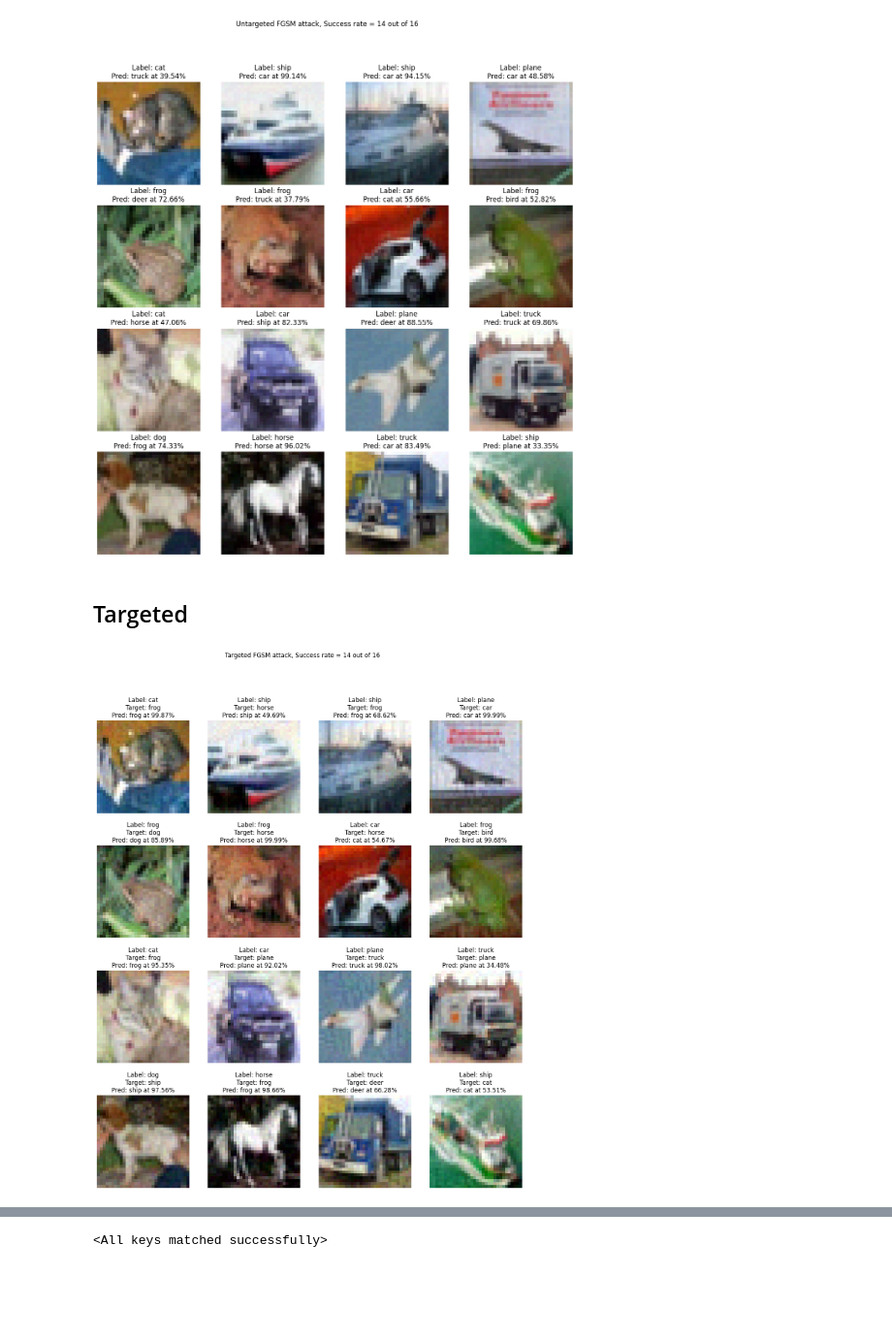
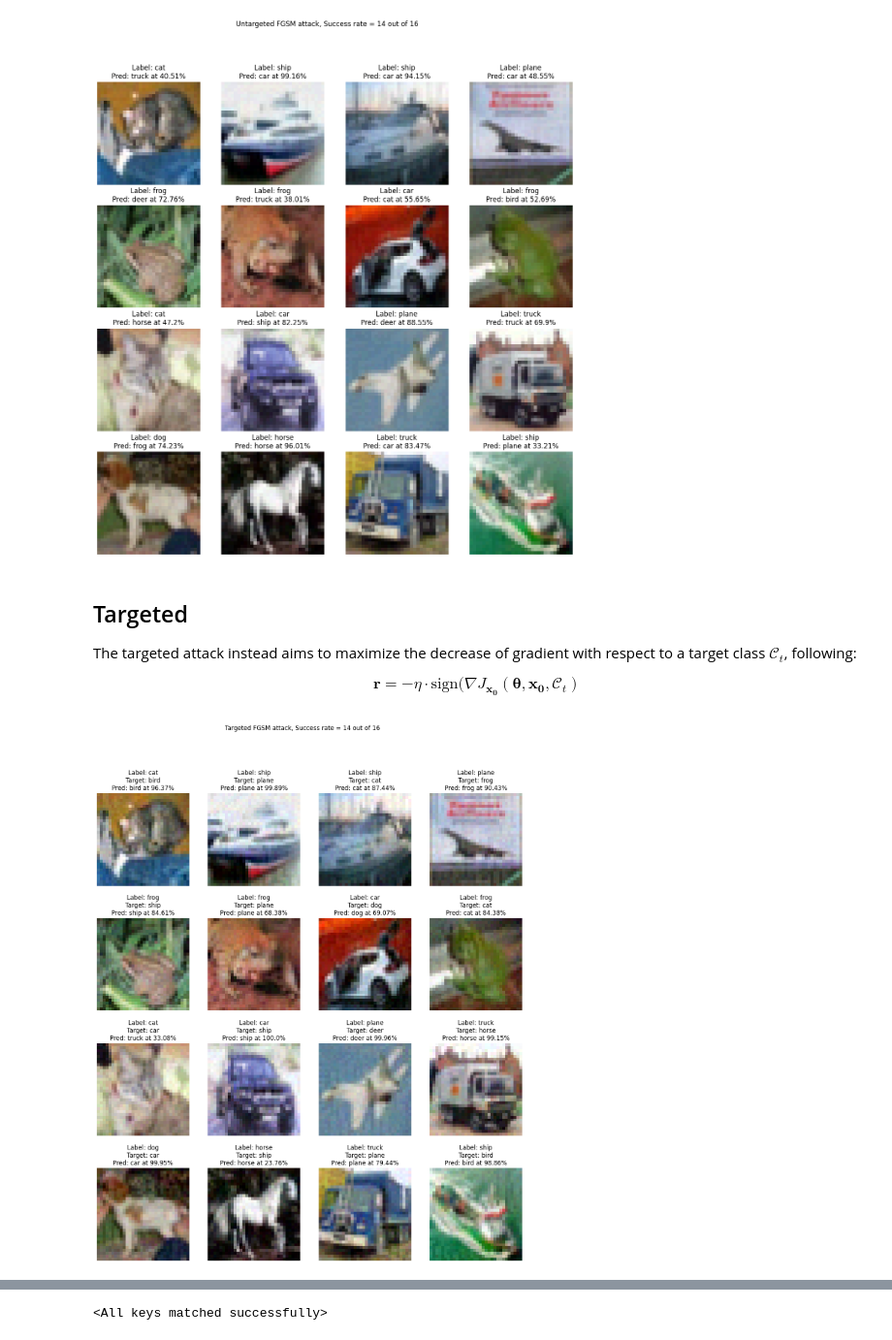
Before and after one commit to kkuroma/adversarial-attack, a Jupyter notebook: Adversarial Attacks.ipynb, the cells around one changed output, grey strips where cells are left out. Shown at 97% size. Saved outputs shown, nothing was run; the diff lists cells and outputs as text; code cells hidden in the pictures; blank space fills up the shorter version.

```diff
--- a/Adversarial Attacks.ipynb
+++ b/Adversarial Attacks.ipynb
@@ -107,3 +141,4 @@ plt.show()
 # %%
-net = Net()
-net.load_state_dict(torch.load("weights.pt", map_location='cpu'))
+net = Net().to(device)
+net.load_state_dict(torch.load("weights.pt", map_location=device))
+criterion = nn.CrossEntropyLoss()
@@ -123,6 +164,7 @@ def FGSM_untargeted(net, loss_fn, x, y, eps=0.05):
     Return
         Adversarial examples
     '''
+    net.zero_grad()
     x.requires_grad = True
     if x.grad is not None:
         x.grad *= 0
@@ -134,8 +176,9 @@ def FGSM_untargeted(net, loss_fn, x, y, eps=0.05):
     x = x+r
     return x.detach()
 # %%
-x_adv = FGSM_untargeted(net, criterion, x_test, y_test, eps=0.03)
-score = net(x_adv)
+x_adv = FGSM_untargeted(net, criterion, x_test.to(device), y_test.to(device), eps=0.03)
+score = net(x_adv).cpu()
+x_adv = x_adv.cpu()
 probability = F.softmax(score, dim=1)
 predictions = torch.argmax(probability, dim=1)
 
@@ -157,6 +200,12 @@ plt.show()
 [figure]
 # %% [markdown]
 ## Targeted
+
+The targeted attack instead aims to maximize the decrease of gradient with respect to a target class $\mathcal{C}_t$, following:
+
+$$
+\mathbf{r}=-\eta\cdot\mathrm{sign}(\nabla J_{\mathbf{x_0}}(\boldsymbol{\theta},\mathbf{x_0},\mathcal{C}_t)
+$$
 # %%
 def FGSM_targeted(net, loss_fn, x, y_target, eps=0.05):
     '''
@@ -169,6 +218,7 @@ def FGSM_targeted(net, loss_fn, x, y_target, eps=0.05):
     Return
         Adversarial examples
     '''
+    net.zero_grad()
     x.requires_grad = True
     if x.grad is not None:
         x.grad *= 0
@@ -182,29 +232,30 @@ def FGSM_targeted(net, loss_fn, x, y_target, eps=0.05):
 # %%
 y_target = (torch.tensor(np.random.choice(np.arange(1,10), len(y_test))) + y_test)%10
 # we apply multiple FGSMs in this case
-x_adv = x_test
+x_adv = x_test.to(device)
 for _ in range(3):
-    x_adv = FGSM_targeted(net, criterion, x_adv, y_target, eps=0.03)
-score = net(x_adv)
+    x_adv = FGSM_targeted(net, criterion, x_adv, y_target.to(device), eps=0.03)
+score = net(x_adv).cpu()
+x_adv = x_adv.cpu()
 probability = F.softmax(score, dim=1)
 predictions = torch.argmax(probability, dim=1)
 
 fig, ax = plt.subplots(4, 4, figsize=(15,17))
 
 for i in range(4):
     for j in range(4):
         index = 4*i+j
         image = np.clip((x_adv[index].permute(1,2,0).numpy()+1)/2, 0, 1)
         true = y_test[index]
         target = y_target[index]
         pred = predictions[index]
         prob = probability[index, pred].item()
         ax[i,j].set_title(f"Label: {classes[true]}\nTarget: {classes[target]}\nPred: {classes[pred]} at {round(prob*100,2)}%")
         ax[i,j].axis('off')
         ax[i,j].imshow(image)
     fig.suptitle(f"Targeted FGSM attack, Success rate = {torch.sum(predictions[0:16]==y_target[0:16])} out of {16}")
 plt.show()
 # %% [output]
-[figure, old version]
+[figure, new version]
 # %% [markdown]
 # Carlini Wagner Attack
```
Also changed, not shown: parts of 22 cells of this notebook, 1 other file.
